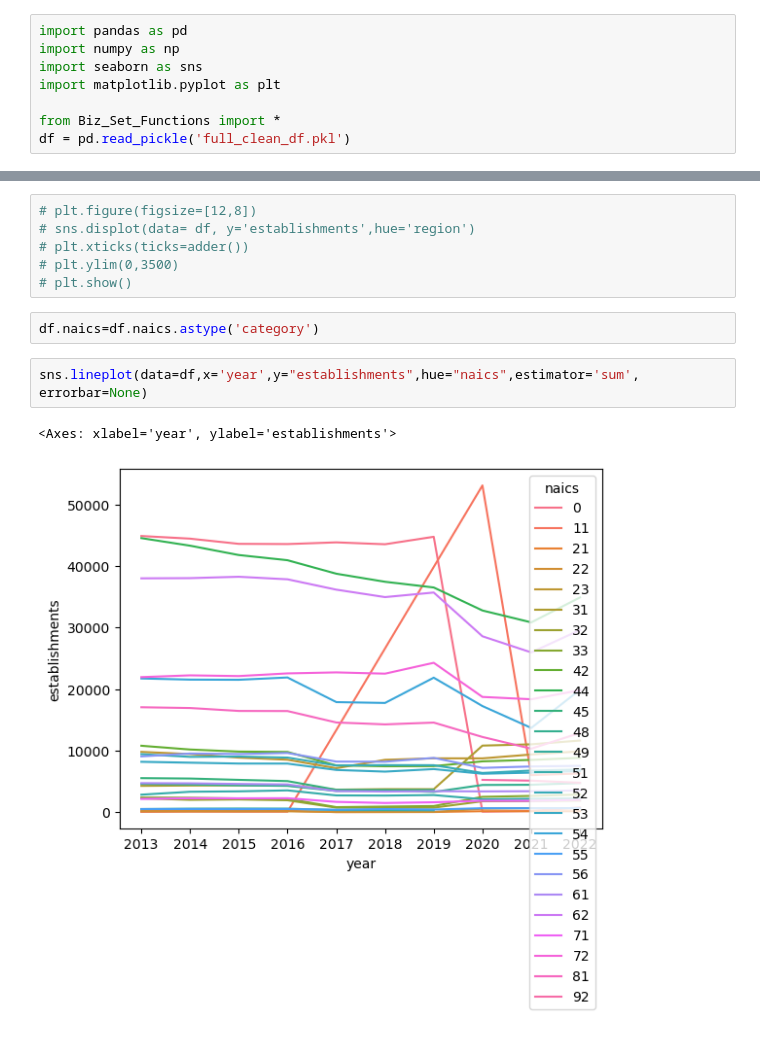
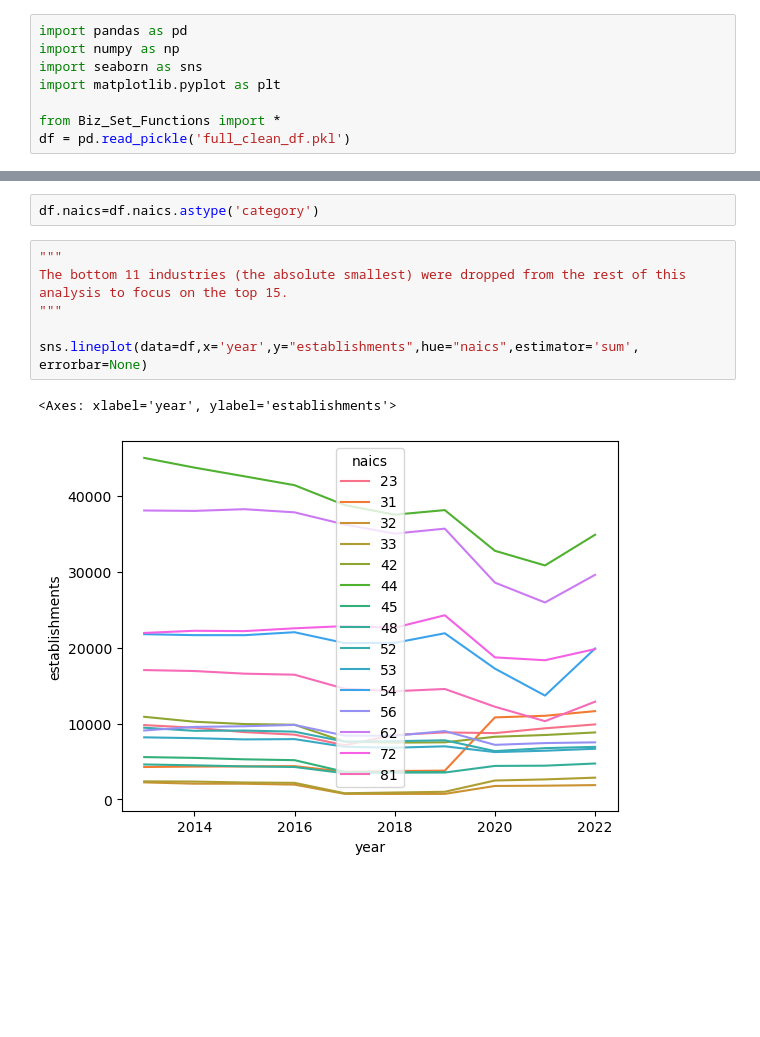
Before and after one commit to nessajimenez/pr-biz-patterns-deeper-dive, a Jupyter notebook: EDA by Industry.ipynb, the cells around one changed output, grey strips where cells are left out. Saved outputs shown, nothing was run; the diff lists cells and outputs as text; blank space fills up the shorter version.

Commit message:
corrected naics codes and finalized analysis in notebooks

```diff
--- a/EDA by Industry.ipynb
+++ b/EDA by Industry.ipynb
@@ -39,14 +31,12 @@ def adder():
-# %%
-# plt.figure(figsize=[12,8])
-# sns.displot(data= df, y='establishments',hue='region')
-# plt.xticks(ticks=adder())
-# plt.ylim(0,3500)
-# plt.show()
 # %%
 df.naics=df.naics.astype('category')
 # %%
+"""
+The bottom 11 industries (the absolute smallest) were dropped from the rest of this analysis to focus on the top 15.
+"""
+
 sns.lineplot(data=df,x='year',y="establishments",hue="naics",estimator='sum', errorbar=None)
 # %% [output]
 <Axes: xlabel='year', ylabel='establishments'>
-[figure, old version]
+[figure, new version]
 # %%
```
Also changed, not shown: parts of 14 cells of this notebook, 5 other files.
